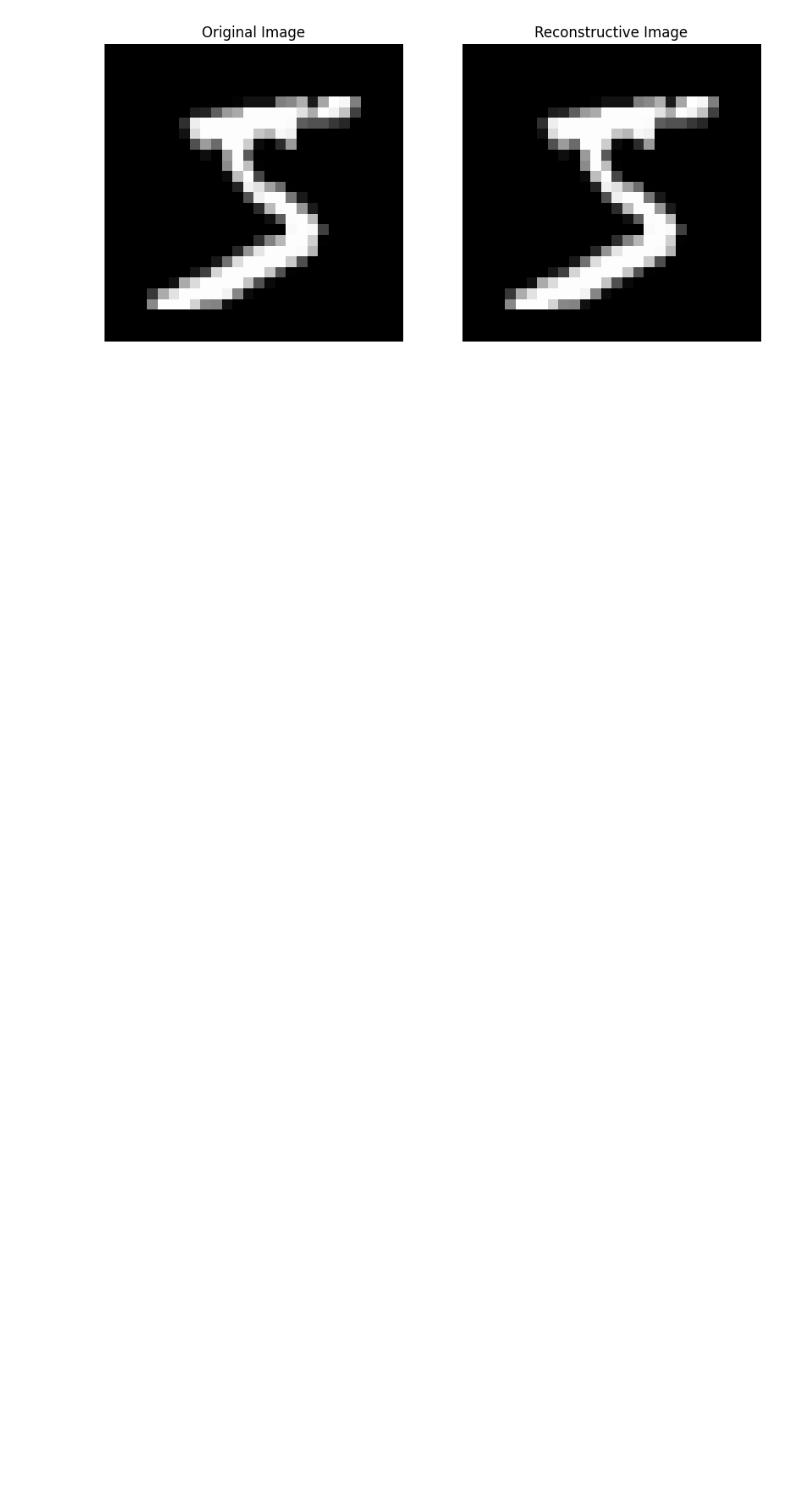
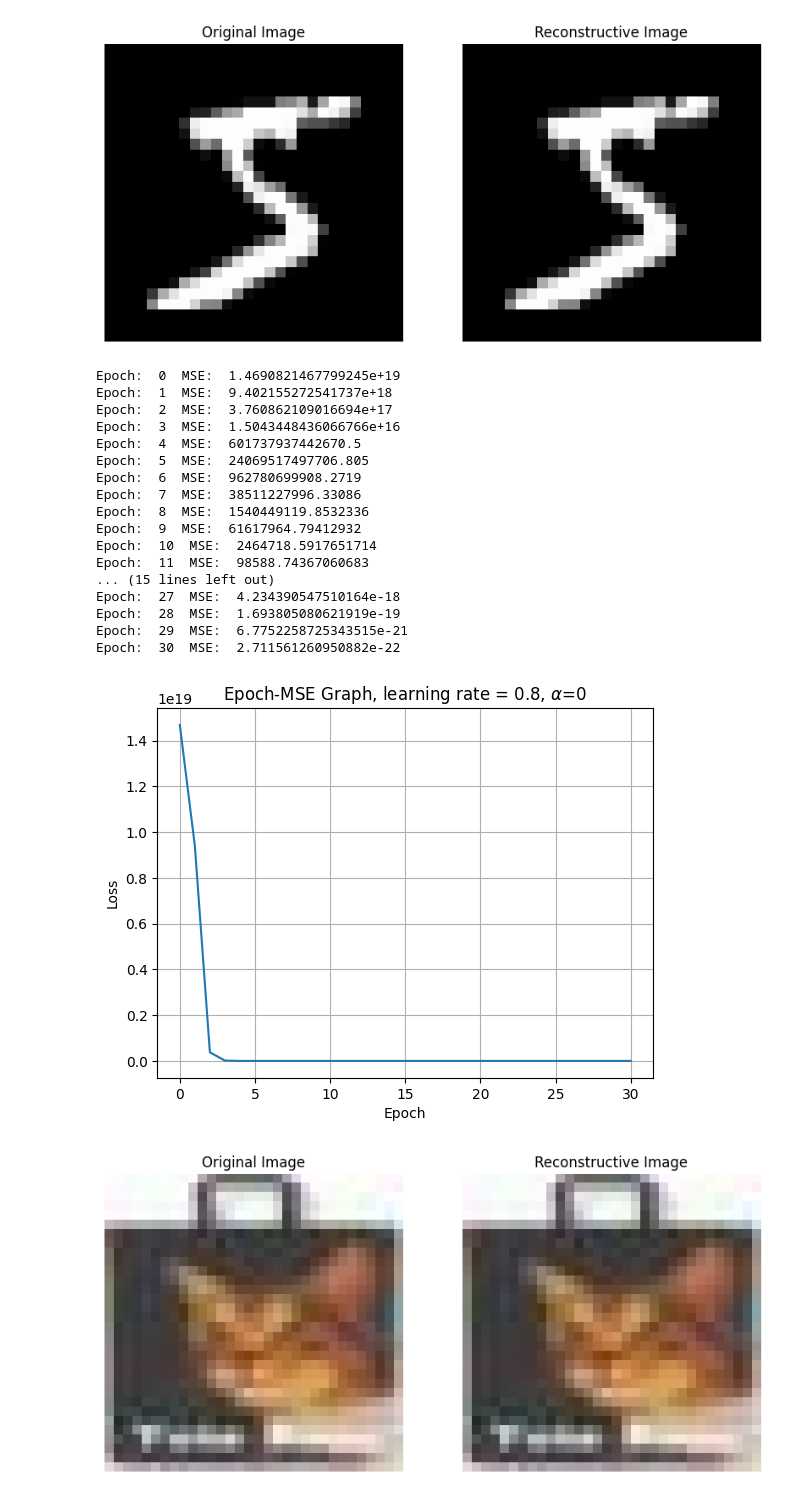
Before and after one commit to DongyangLin/AI-and-Machine-Learning-Projects, a Jupyter notebook: AutoEncoder.ipynb, the cells around one changed output. Cells and saved outputs as stored; diff of their text form; code cells hidden in the pictures; blank space fills up the shorter version.

```diff
--- a/AutoEncoder.ipynb
+++ b/AutoEncoder.ipynb
@@ -71,10 +71,6 @@ class LinearAutoEncoder:
     def loss(self):
         # Calculate the loss function
         total_err= np.sum(np.square(self.y_pred - self.Y)) / 2
-        l2_regularization = (self.lambda_ / 2) * (
-            np.sum(np.square(self.v)) + np.sum(np.square(self.w)) + sum([np.sum(np.square(hw)) for hw in self.hidw])
-        )
-        total_err += l2_regularization
         return total_err
 
     def gradient(self):
@@ -99,11 +95,6 @@ class LinearAutoEncoder:
             grad_h = np.dot(grad_h_0, self.hidw[0][:, 1:])
             grad_z = self.relu_derivative(self.h[0])
             self.grad_v = np.dot(self.X.T, grad_h * grad_z).T
-        # L2 regularization
-        self.grad_w += self.lambda_ * self.w
-        self.grad_v += self.lambda_ * self.v
-        for i in range(len(self.hidw)):
-            self.grad_hidw[i] += self.lambda_ * self.hidw[-1 - i]
 
     def train(self):
         # Training the MLP using gradient descent
@@ -234,3 +217,46 @@ Epoch:  29  MSE:  7.997903773507602e-24
 Epoch:  30  MSE:  3.1843565451079714e-25
 [figure]
 [figure]
+# %%
+from PIL import Image
+import matplotlib.pyplot as plt
+
+sample_image=Image.open('test_image3.jpg')
+sample_image=np.array(sample_image)
+x=np.array([sample_image.ravel()])
+modle2=LinearAutoEncoder([20,10,20], 0.8, 30, 0)
+modle2.preprocess(x, x)
+modle2.train()
+y_pred = modle2.predict(x)
+y_pred=y_pred.astype(int)
+y_pred=y_pred.reshape(sample_image.shape)
+_, axes = plt.subplots(1, 2, figsize=(10, 5))
+# 显示图像1
+axes[0].imshow(sample_image,cmap='gray')
+axes[0].axis('off')
+axes[0].set_title('Original Image')
+# 显示图像2
+axes[1].imshow(y_pred,cmap='gray')
+axes[1].axis('off')
+axes[1].set_title('Reconstructive Image')
+plt.show()
+# %% [output]
+Epoch:  0  MSE:  1.4690821467799245e+19
+Epoch:  1  MSE:  9.402155272541737e+18
+Epoch:  2  MSE:  3.760862109016694e+17
+Epoch:  3  MSE:  1.5043448436066766e+16
+Epoch:  4  MSE:  601737937442670.5
+Epoch:  5  MSE:  24069517497706.805
+Epoch:  6  MSE:  962780699908.2719
+Epoch:  7  MSE:  38511227996.33086
+Epoch:  8  MSE:  1540449119.8532336
+Epoch:  9  MSE:  61617964.79412932
+Epoch:  10  MSE:  2464718.5917651714
+Epoch:  11  MSE:  98588.74367060683
+... (15 lines left out)
+Epoch:  27  MSE:  4.234390547510164e-18
+Epoch:  28  MSE:  1.693805080621919e-19
+Epoch:  29  MSE:  6.7752258725343515e-21
+Epoch:  30  MSE:  2.711561260950882e-22
+[figure, added]
+[figure, added]
```
Also changed, not shown: parts of 2 cells of this notebook, 4 other files.
